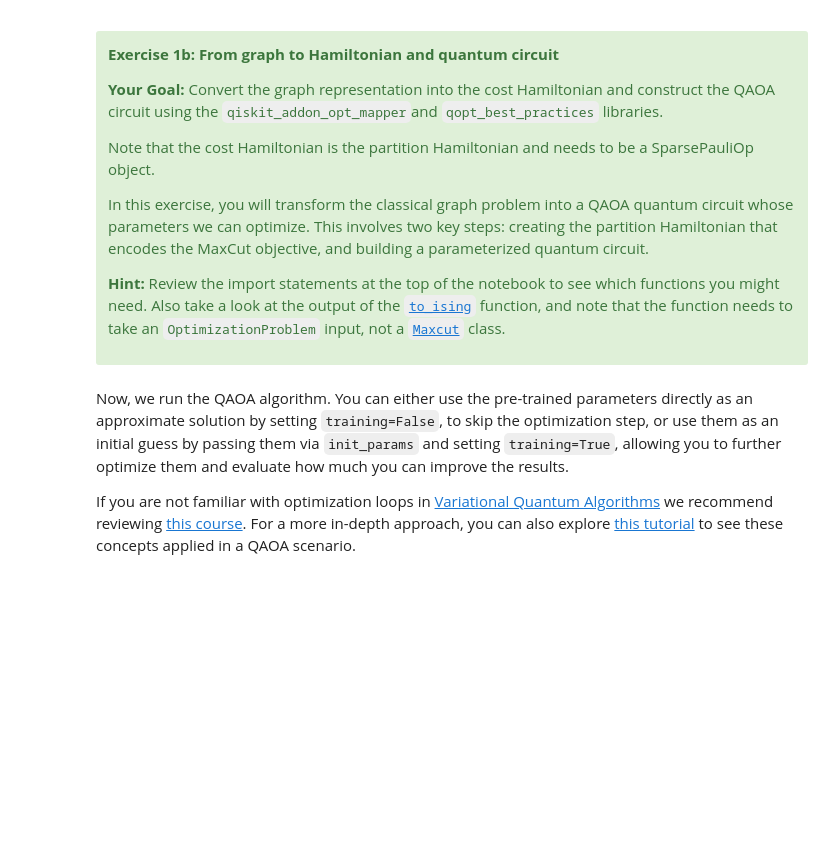
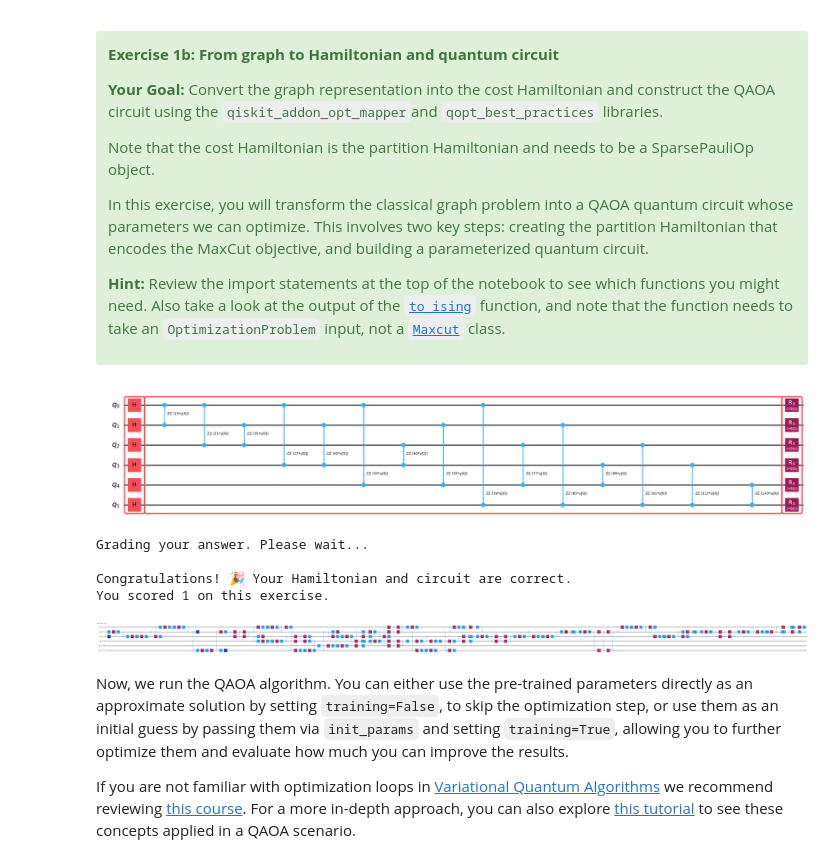
Before and after one commit to mamuzic/qgss-2026, a Jupyter notebook: lab-4/QGSS2026_Lab4b.ipynb, the cells around one changed output. Drawn from its saved outputs; the diff is of its cells as text; code cells hidden in the pictures; blank space fills up the shorter version.

```diff
--- a/lab-4/QGSS2026_Lab4b.ipynb
+++ b/lab-4/QGSS2026_Lab4b.ipynb
@@ -289,10 +293,15 @@ def build_partition_graph(numbers: list[int])  -> nx.Graph:
     nodes = range(n)
     # ---- TODO : Task 1a ---
     # Create a complete graph where each node represents a number
+    partition_graph = nx.Graph()
+    partition_graph.add_nodes_from(nodes)
 
     # Add edges with weights = product of the two numbers
     # This encoding ensures that cutting between different-valued nodes
     # contributes more to the objective
+    from itertools import combinations
+    for a, b in combinations(nodes, 2):
+        partition_graph.add_edge(a, b, weight=numbers[a] * numbers[b])
 
     # ---- end of TODO : Task 1a ---
     return partition_graph
@@ -327,22 +345,45 @@ Also take a look at the output of the [`to_ising`](https://github.com/Qiskit/qis
 # %%
 layers = 1
 
 # ---- TODO : Task 1b ---
-maxcut =
-partition_hamiltonian =
+# Notes:
+# In input there are some improrts
+# Output: to_ising return is tuple[SparsePauliOp, float]
+# Input: OptimizationProblem (not a MaxCut class)
+
+# Create the weighted MaxCut application.
+maxcut = Maxcut(partition_graph)
+
+# Convert MaxCut into an OptimizationProblem (QuadraticProgram).
+optimization_problem = maxcut.to_optimization_problem()
+
+# Convert the optimization problem into an Ising Hamiltonian.
+# to_ising returns: (SparsePauliOp, constant_offset)
+partition_hamiltonian, offset = to_ising(optimization_problem)
+
 # Note that we created an annotated_qaoa_ansatz circuit where the individual QAOA cost
 # and QAOA mixer layers are annotated for improved transpilation
-circuit =
+circuit = annotated_qaoa_ansatz(
+    partition_hamiltonian,
+    reps=layers,
+)
 
 # ---- end of TODO : Task 1b ---
 
 # Now we draw the circuit and add the measurements for sampling
 circuit_sampler = circuit.copy()
 circuit_sampler.measure_all()
 circuit.draw(idle_wires=False, fold=-1, output="mpl")
+# %% [output]
+[figure, added]
 # %%
 ## Verify your answer ##
 grade_lab4b_ex1b(partition_hamiltonian, circuit)
+# %% [output]
+Grading your answer. Please wait...
+
+Congratulations! 🎉 Your Hamiltonian and circuit are correct.
+You scored 1 on this exercise.
 # %%
 # Create pass manager for transpilation
 pm = generate_preset_pass_manager(
@@ -369,6 +410,8 @@ staged_pm = generate_preset_qaoa_pass_manager(
 candidate_circuit = pm.run(UnrollBoxes()(circuit))
 candidate_circuit_sampler = pm.run(UnrollBoxes()(circuit_sampler))
 candidate_circuit.draw("mpl", fold=False, idle_wires=False)
+# %% [output]
+[figure, added]
 # %% [markdown]
 Now, we run the QAOA algorithm. You can either use the pre-trained parameters directly as an approximate solution by setting `training=False`, to skip the optimization step, or use them as an initial guess by passing them via `init_params` and setting `training=True`, allowing you to further optimize them and evaluate how much you can improve the results.
 
```
Also changed, not shown: parts of 3 cells of this notebook.
